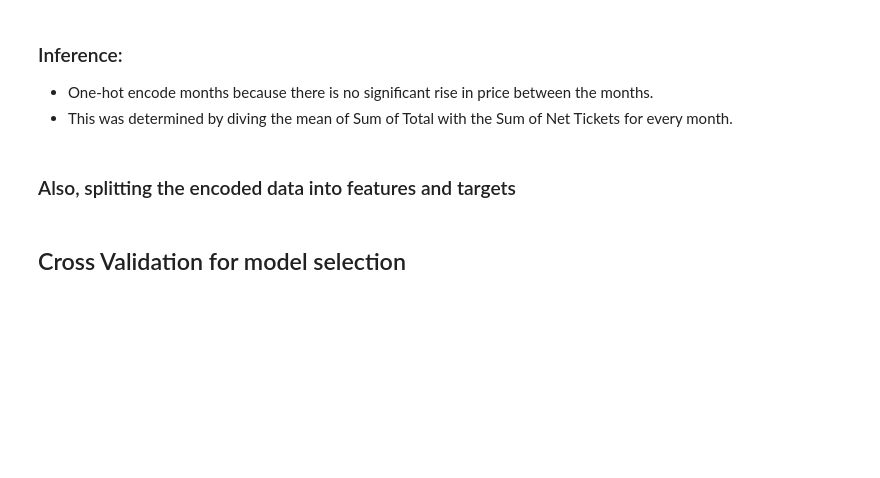
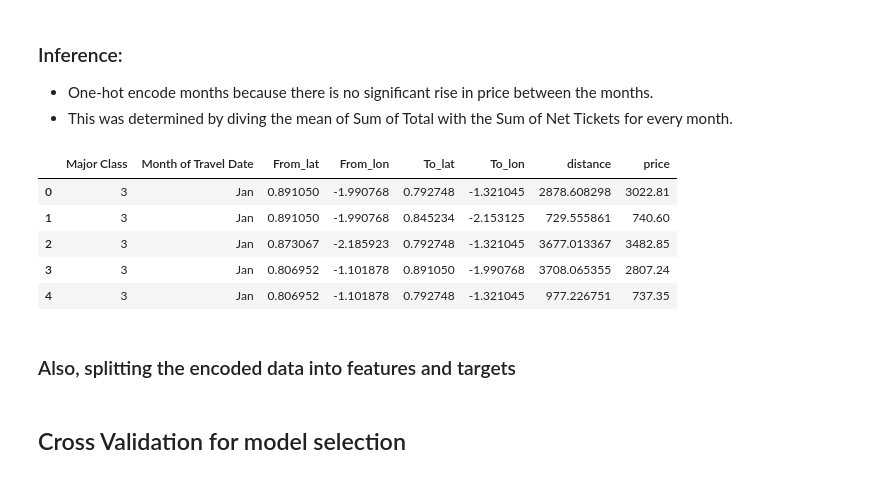
Before and after one commit to Vismayhr/optimising-federal-travel, a Jupyter notebook: src/mainapp/ipynb notebooks/build_model.ipynb, the cells around one changed output. Drawn from its saved outputs; the diff is of its cells as text; code cells hidden in the pictures; blank space fills up the shorter version.

```diff
--- a/src/mainapp/ipynb notebooks/build_model.ipynb
+++ b/src/mainapp/ipynb notebooks/build_model.ipynb
@@ -244,6 +260,15 @@ def ohe_encode(clean_df, categories=None, use_pre_trained=False):
     model=load_fe_pkl("ohe_model")
     clean_df = model.transform(clean_df)
     return clean_df
+# %%
+clean_df.head(5)
+# %% [output]
+|  | Major Class | Month of Travel Date | From_lat | From_lon | To_lat | To_lon | distance | price |
+| 0 | 3 | Jan | 0.891050 | -1.990768 | 0.792748 | -1.321045 | 2878.608298 | 3022.81 |
+| 1 | 3 | Jan | 0.891050 | -1.990768 | 0.845234 | -2.153125 | 729.555861 | 740.60 |
+| 2 | 3 | Jan | 0.873067 | -2.185923 | 0.792748 | -1.321045 | 3677.013367 | 3482.85 |
+| 3 | 3 | Jan | 0.806952 | -1.101878 | 0.891050 | -1.990768 | 3708.065355 | 2807.24 |
+| 4 | 3 | Jan | 0.806952 | -1.101878 | 0.792748 | -1.321045 | 977.226751 | 737.35 |
 # %% [markdown]
 ### Also, splitting the encoded data into features and targets
 # %%
```
Also changed, not shown: parts of 1 cell of this notebook, 7 other files.
